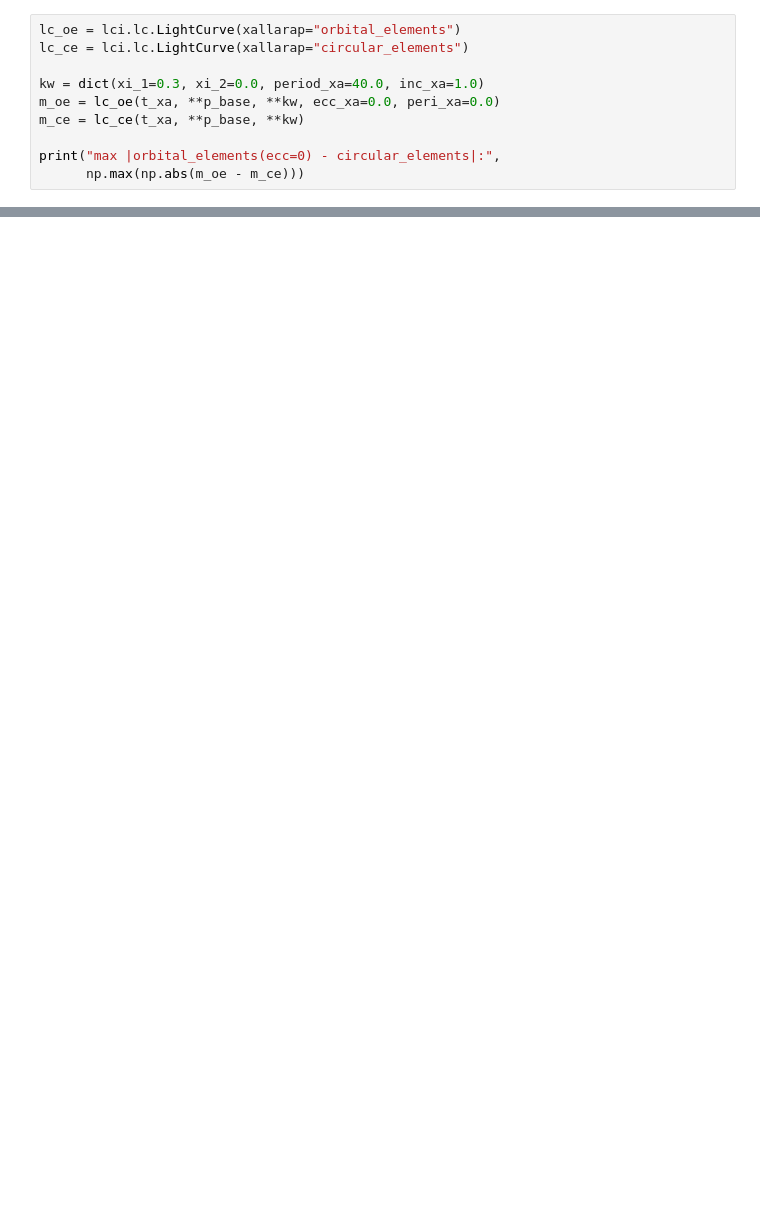
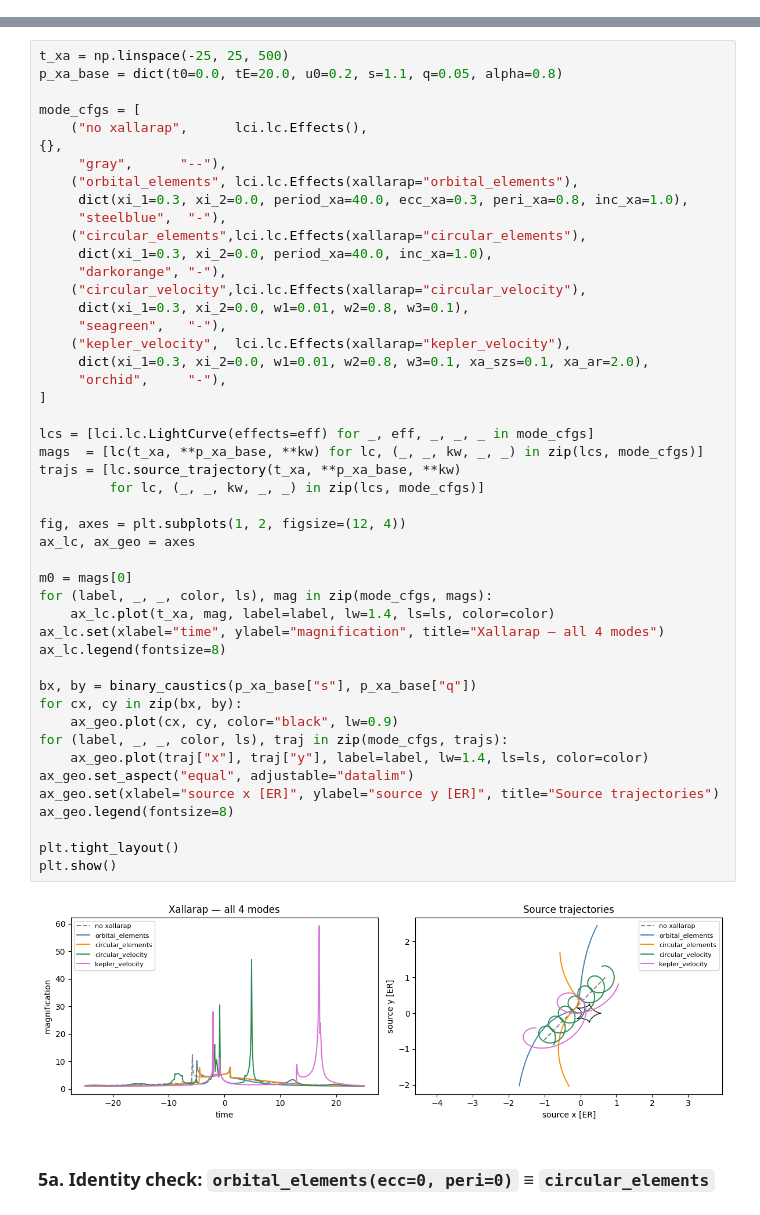
Before and after one commit to NunotaKansuke/lcbinint, a Jupyter notebook: example/light-curve/light_curve_modes.ipynb, the cells around one changed output, grey strips where cells are left out. Drawn from its saved outputs; the diff is of its cells as text; blank space fills up the shorter version.

```diff
--- a/example/light-curve/light_curve_modes.ipynb
+++ b/example/light-curve/light_curve_modes.ipynb
@@ -225,10 +0,0 @@ plt.show()
-# %%
-lc_oe = lci.lc.LightCurve(xallarap="orbital_elements")
-lc_ce = lci.lc.LightCurve(xallarap="circular_elements")
-
-kw = dict(xi_1=0.3, xi_2=0.0, period_xa=40.0, inc_xa=1.0)
-m_oe = lc_oe(t_xa, **p_base, **kw, ecc_xa=0.0, peri_xa=0.0)
-m_ce = lc_ce(t_xa, **p_base, **kw)
-
-print("max |orbital_elements(ecc=0) - circular_elements|:",
-      np.max(np.abs(m_oe - m_ce)))
@@ -330,0 +286,50 @@ lci.lc.LightCurve(
+# %%
+t_xa = np.linspace(-25, 25, 500)
+p_xa_base = dict(t0=0.0, tE=20.0, u0=0.2, s=1.1, q=0.05, alpha=0.8)
+
+mode_cfgs = [
+    ("no xallarap",      lci.lc.Effects(),                                              {},
+     "gray",      "--"),
+    ("orbital_elements", lci.lc.Effects(xallarap="orbital_elements"),
+     dict(xi_1=0.3, xi_2=0.0, period_xa=40.0, ecc_xa=0.3, peri_xa=0.8, inc_xa=1.0),
+     "steelblue",  "-"),
+    ("circular_elements",lci.lc.Effects(xallarap="circular_elements"),
+     dict(xi_1=0.3, xi_2=0.0, period_xa=40.0, inc_xa=1.0),
+     "darkorange", "-"),
+    ("circular_velocity",lci.lc.Effects(xallarap="circular_velocity"),
+     dict(xi_1=0.3, xi_2=0.0, w1=0.01, w2=0.8, w3=0.1),
+     "seagreen",   "-"),
+    ("kepler_velocity",  lci.lc.Effects(xallarap="kepler_velocity"),
+     dict(xi_1=0.3, xi_2=0.0, w1=0.01, w2=0.8, w3=0.1, xa_szs=0.1, xa_ar=2.0),
+     "orchid",     "-"),
+]
+
+lcs = [lci.lc.LightCurve(effects=eff) for _, eff, _, _, _ in mode_cfgs]
+mags  = [lc(t_xa, **p_xa_base, **kw) for lc, (_, _, kw, _, _) in zip(lcs, mode_cfgs)]
+trajs = [lc.source_trajectory(t_xa, **p_xa_base, **kw)
+         for lc, (_, _, kw, _, _) in zip(lcs, mode_cfgs)]
+
+fig, axes = plt.subplots(1, 2, figsize=(12, 4))
+ax_lc, ax_geo = axes
+
+m0 = mags[0]
+for (label, _, _, color, ls), mag in zip(mode_cfgs, mags):
+    ax_lc.plot(t_xa, mag, label=label, lw=1.4, ls=ls, color=color)
+ax_lc.set(xlabel="time", ylabel="magnification", title="Xallarap — all 4 modes")
+ax_lc.legend(fontsize=8)
+
+bx, by = binary_caustics(p_xa_base["s"], p_xa_base["q"])
+for cx, cy in zip(bx, by):
+    ax_geo.plot(cx, cy, color="black", lw=0.9)
+for (label, _, _, color, ls), traj in zip(mode_cfgs, trajs):
+    ax_geo.plot(traj["x"], traj["y"], label=label, lw=1.4, ls=ls, color=color)
+ax_geo.set_aspect("equal", adjustable="datalim")
+ax_geo.set(xlabel="source x [ER]", ylabel="source y [ER]", title="Source trajectories")
+ax_geo.legend(fontsize=8)
+
+plt.tight_layout()
+plt.show()
+# %% [output]
+[figure, added]
+# %% [markdown]
+### 5a. Identity check: `orbital_elements(ecc=0, peri=0)` ≡ `circular_elements`
```
Also changed, not shown: parts of 37 cells of this notebook, 1 other file.
